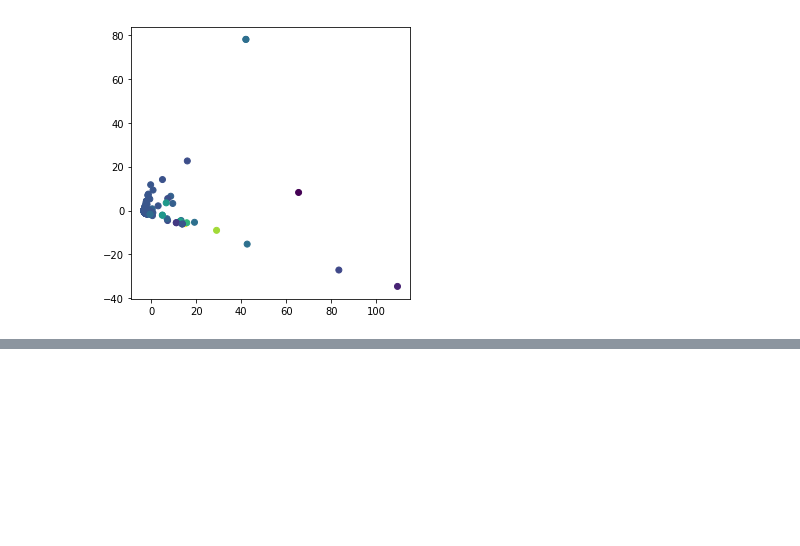
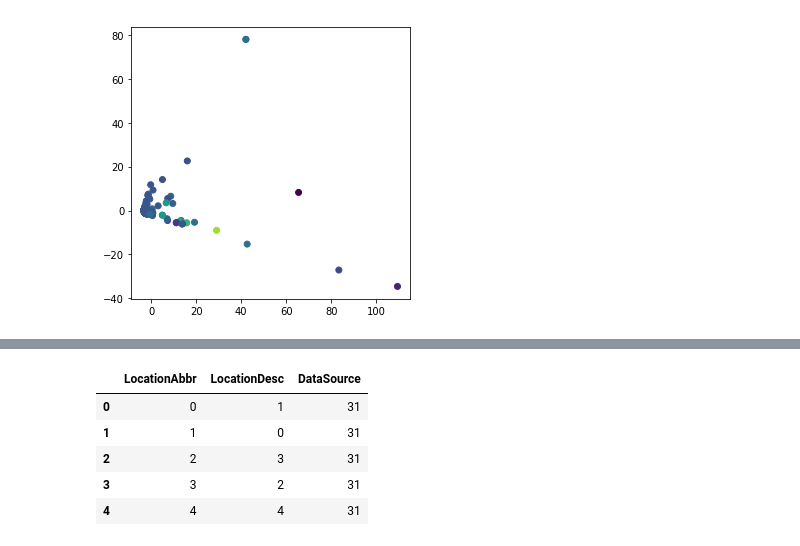
Before and after one commit to dadayadav/Data-visualization, a Jupyter notebook: Untitled.ipynb, the cells around one changed output, grey strips where cells are left out. Drawn from its saved outputs; the diff is of its cells as text; code cells hidden in the pictures; blank space fills up the shorter version.

```diff
--- a/Untitled.ipynb
+++ b/Untitled.ipynb
@@ -388,3 +388,21 @@ useful_data.head()
 | 2 | 2015 | 2015 | AR | YRBSS | Alcohol | Alcohol use among youth | Crude Prevalence | Overall | ... |
 | 3 | 2015 | 2015 | AZ | YRBSS | Alcohol | Alcohol use among youth | Crude Prevalence | Overall | ... |
 | 4 | 2015 | 2015 | CA | YRBSS | Alcohol | Alcohol use among youth | Crude Prevalence | Overall | ... |
+# %%
+# dimension analysis by taking less column
+y = data.iloc[:,2:5]
+# %%
+for i in y.columns:
+    if y[i].dtype == 'object':
+        lbl = LabelEncoder()
+        lbl.fit(list(y[i].values))
+        y[i] = lbl.transform(list(y[i].values))
+# %%
+y.head()
+# %% [output]
+|  | LocationAbbr | LocationDesc | DataSource |
+| 0 | 0 | 1 | 31 |
+| 1 | 1 | 0 | 31 |
+| 2 | 2 | 3 | 31 |
+| 3 | 3 | 2 | 31 |
+| 4 | 4 | 4 | 31 |
```
Also changed, not shown: parts of 6 cells of this notebook.
